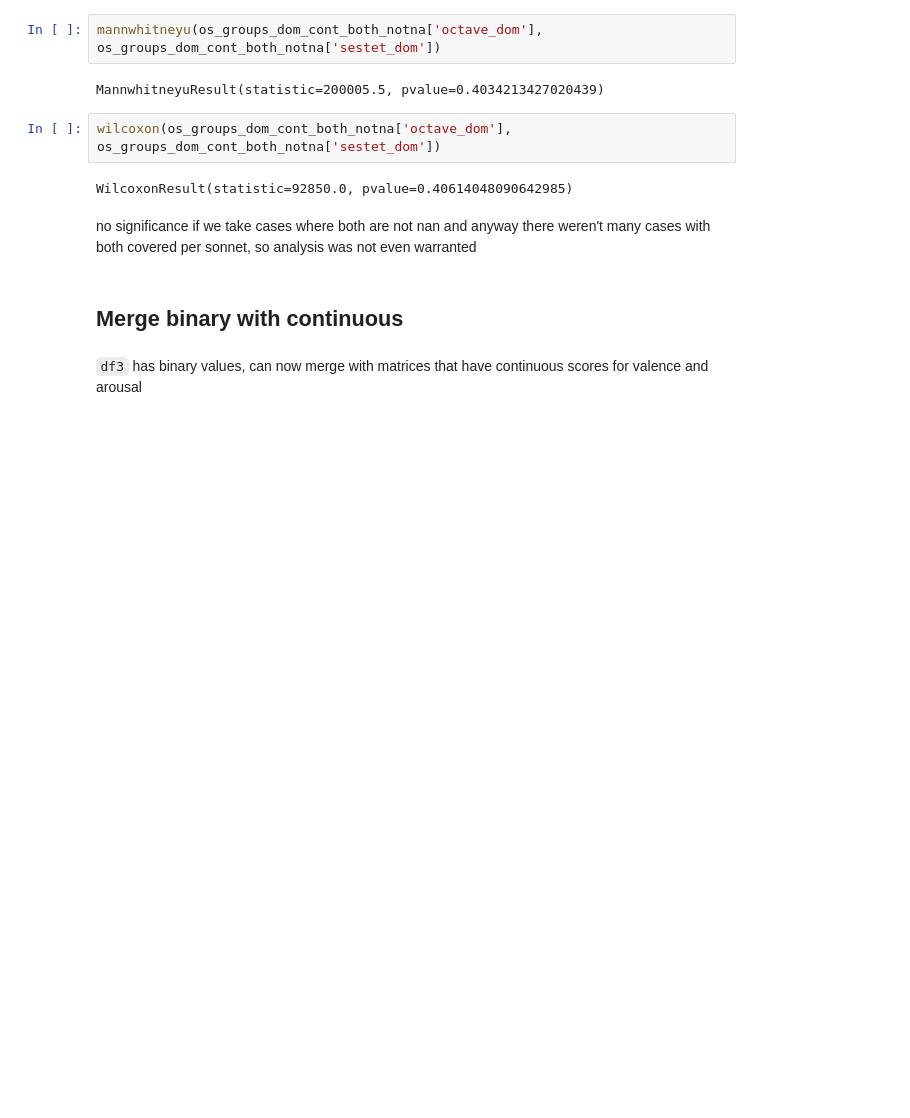
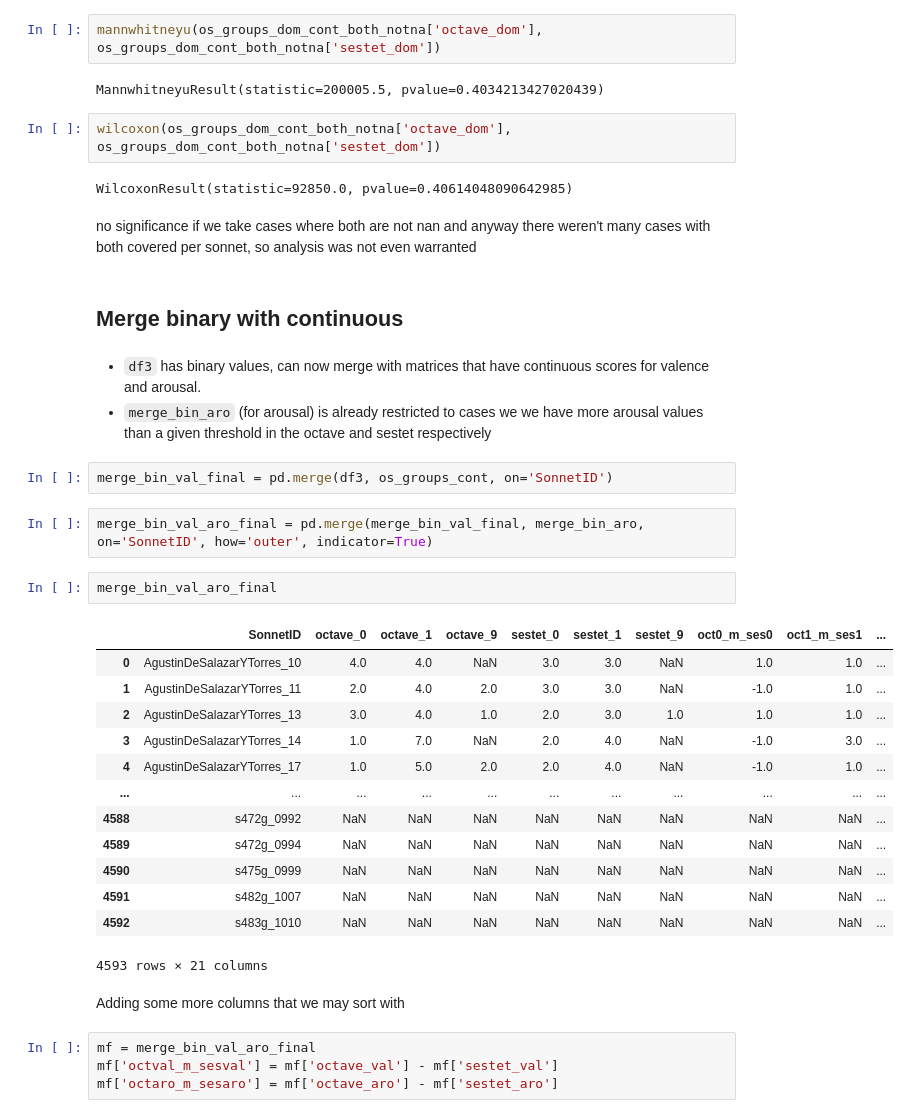
Before and after one commit to pruizf/rhyme-within-reason, a Jupyter notebook: scripts/annotation/analysis.ipynb, the cells around one changed output. Saved outputs shown, nothing was run; the diff lists cells and outputs as text; blank space fills up the shorter version.

Commit message:
[sc] continues octave/sestet analysis

```diff
--- a/scripts/annotation/analysis.ipynb
+++ b/scripts/annotation/analysis.ipynb
@@ -817,4 +855,31 @@ no significance if we take cases where both are not nan and anyway there weren't
 # %% [markdown]
 ## Merge binary with continuous
 # %% [markdown]
-`df3` has binary values, can now merge with matrices that have continuous scores for valence and arousal
+- `df3` has binary values, can now merge with matrices that have continuous scores for valence and arousal.
+- `merge_bin_aro` (for arousal) is already restricted to cases we we have more arousal values than a given threshold in the octave and sestet respectively
+# %%
+merge_bin_val_final = pd.merge(df3, os_groups_cont, on='SonnetID')
+# %%
+merge_bin_val_aro_final = pd.merge(merge_bin_val_final, merge_bin_aro, on='SonnetID', how='outer', indicator=True)
+# %%
+merge_bin_val_aro_final
+# %% [output]
+|  | SonnetID | octave_0 | octave_1 | octave_9 | sestet_0 | sestet_1 | sestet_9 | oct0_m_ses0 | oct1_m_ses1 | ... |
+| 0 | AgustinDeSalazarYTorres_10 | 4.0 | 4.0 | NaN | 3.0 | 3.0 | NaN | 1.0 | 1.0 | ... |
+| 1 | AgustinDeSalazarYTorres_11 | 2.0 | 4.0 | 2.0 | 3.0 | 3.0 | NaN | -1.0 | 1.0 | ... |
+| 2 | AgustinDeSalazarYTorres_13 | 3.0 | 4.0 | 1.0 | 2.0 | 3.0 | 1.0 | 1.0 | 1.0 | ... |
+| 3 | AgustinDeSalazarYTorres_14 | 1.0 | 7.0 | NaN | 2.0 | 4.0 | NaN | -1.0 | 3.0 | ... |
+| 4 | AgustinDeSalazarYTorres_17 | 1.0 | 5.0 | 2.0 | 2.0 | 4.0 | NaN | -1.0 | 1.0 | ... |
+| ... | ... | ... | ... | ... | ... | ... | ... | ... | ... | ... |
+| 4588 | s472g_0992 | NaN | NaN | NaN | NaN | NaN | NaN | NaN | NaN | ... |
+| 4589 | s472g_0994 | NaN | NaN | NaN | NaN | NaN | NaN | NaN | NaN | ... |
+| 4590 | s475g_0999 | NaN | NaN | NaN | NaN | NaN | NaN | NaN | NaN | ... |
+| 4591 | s482g_1007 | NaN | NaN | NaN | NaN | NaN | NaN | NaN | NaN | ... |
+| 4592 | s483g_1010 | NaN | NaN | NaN | NaN | NaN | NaN | NaN | NaN | ... |
+4593 rows × 21 columns
+# %% [markdown]
+Adding some more columns that we may sort with
+# %%
+mf = merge_bin_val_aro_final
+mf['octval_m_sesval'] = mf['octave_val'] - mf['sestet_val']
+mf['octaro_m_sesaro'] = mf['octave_aro'] - mf['sestet_aro']
```
Also changed, not shown: parts of 25 cells of this notebook, 1 other file.
